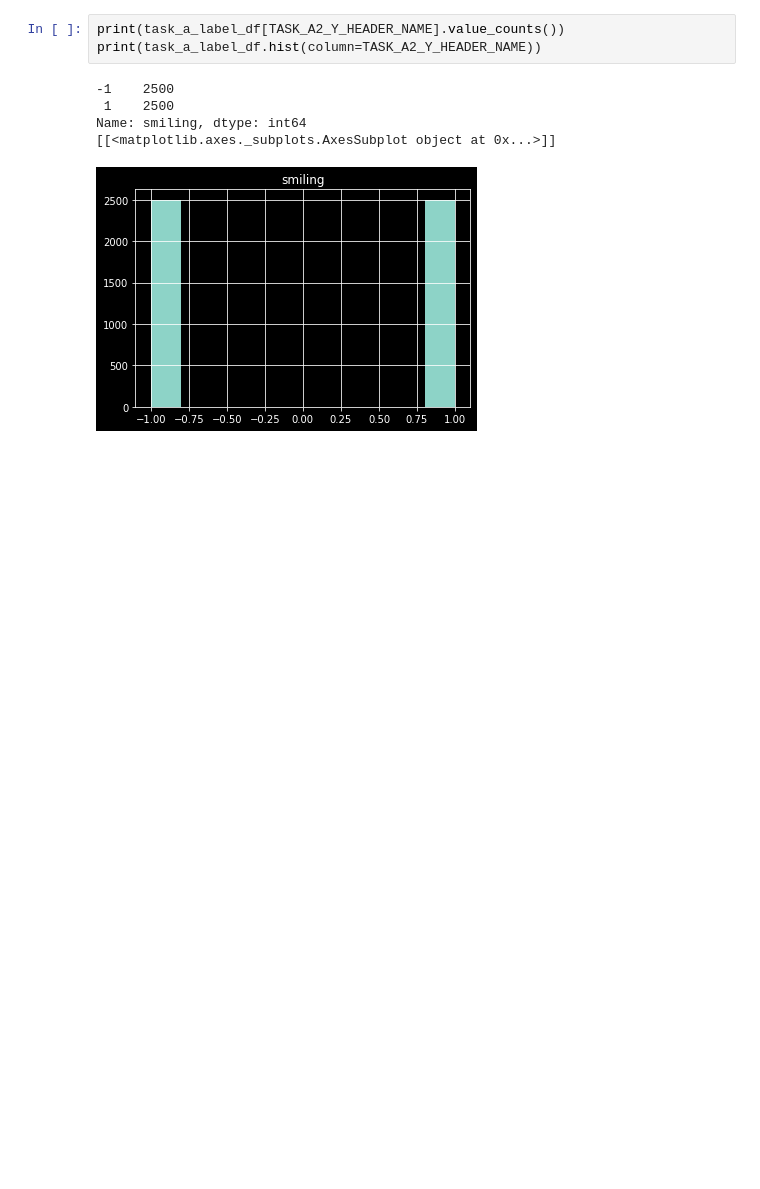
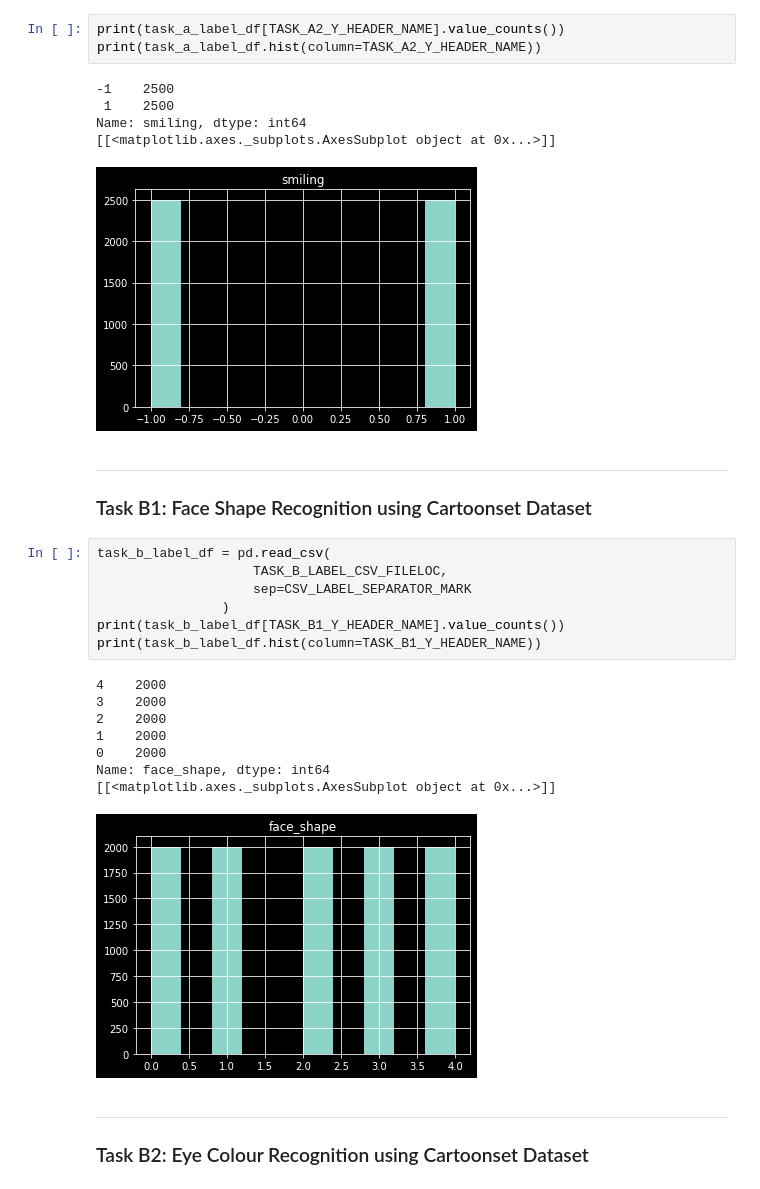
Before and after one commit to donyeun/AMLSassignment19_20, a Jupyter notebook: main.ipynb, the cells around one changed output. Drawn from its saved outputs; the diff is of its cells as text; blank space fills up the shorter version.

```diff
--- a/main.ipynb
+++ b/main.ipynb
@@ -50,3 +52,25 @@ print(task_a_label_df.hist(column=TASK_A2_Y_HEADER_NAME))
 Name: smiling, dtype: int64
 [[<matplotlib.axes._subplots.AxesSubplot object at 0x...>]]
 [figure]
+# %% [markdown]
+***
+### Task B1: Face Shape Recognition using Cartoonset Dataset
+# %%
+task_b_label_df = pd.read_csv(
+                    TASK_B_LABEL_CSV_FILELOC,
+                    sep=CSV_LABEL_SEPARATOR_MARK
+                )
+print(task_b_label_df[TASK_B1_Y_HEADER_NAME].value_counts())
+print(task_b_label_df.hist(column=TASK_B1_Y_HEADER_NAME))
+# %% [output]
+4    2000
+3    2000
+2    2000
+1    2000
+0    2000
+Name: face_shape, dtype: int64
+[[<matplotlib.axes._subplots.AxesSubplot object at 0x...>]]
+[figure, added]
+# %% [markdown]
+***
+### Task B2: Eye Colour Recognition using Cartoonset Dataset
```
Also changed, not shown: parts of 6 cells of this notebook.
